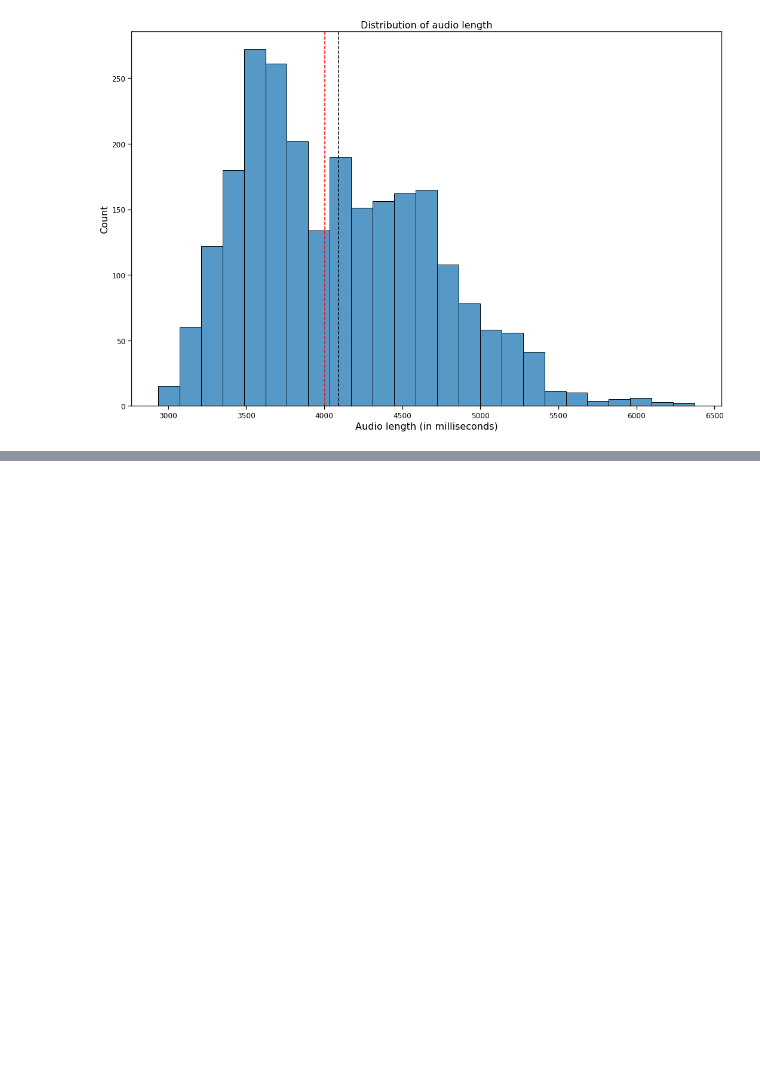
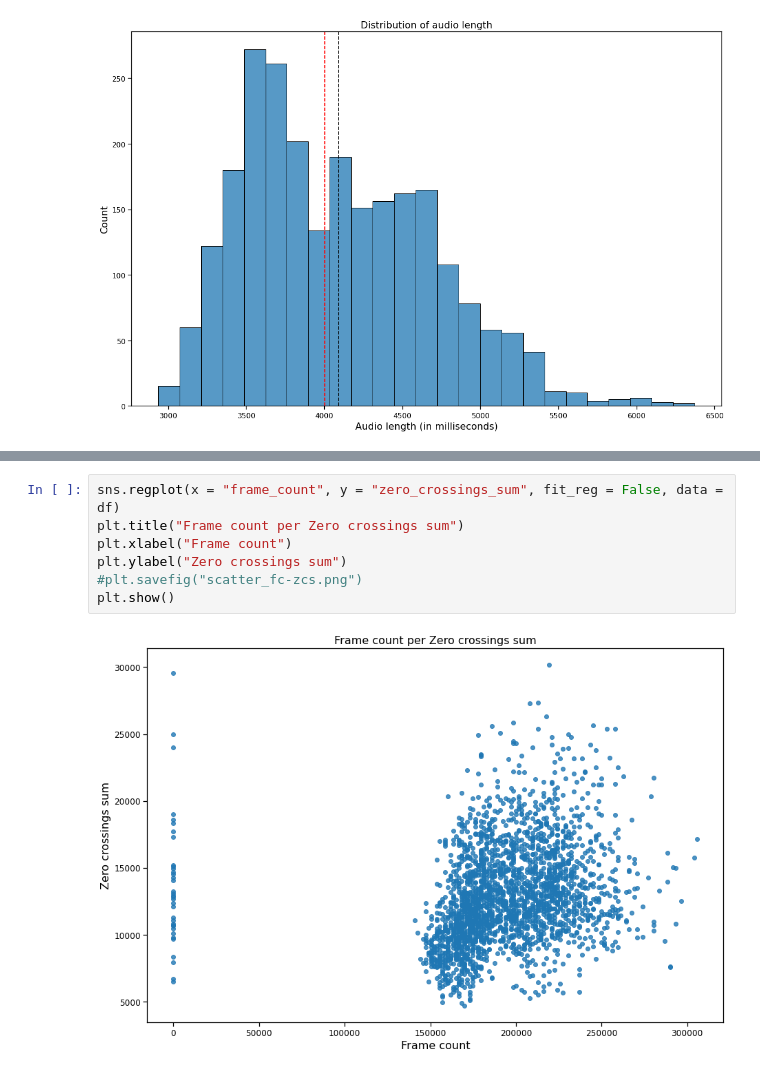
Before and after one commit to Claudio-95/DM22-23, a Jupyter notebook: Project_1st part - C.ipynb, the cells around one changed output, grey strips where cells are left out. Drawn from its saved outputs; the diff is of its cells as text; blank space fills up the shorter version.

```diff
--- a/Project_1st part - C.ipynb
+++ b/Project_1st part - C.ipynb
@@ -333,0 +379,9 @@ plt.show()
+# %%
+sns.regplot(x = "frame_count", y = "zero_crossings_sum", fit_reg = False, data = df)
+plt.title("Frame count per Zero crossings sum")
+plt.xlabel("Frame count")
+plt.ylabel("Zero crossings sum")
+#plt.savefig("scatter_fc-zcs.png")
+plt.show()
+# %% [output]
+[figure, added]
```
Also changed, not shown: parts of 46 cells of this notebook, 1 other file.
